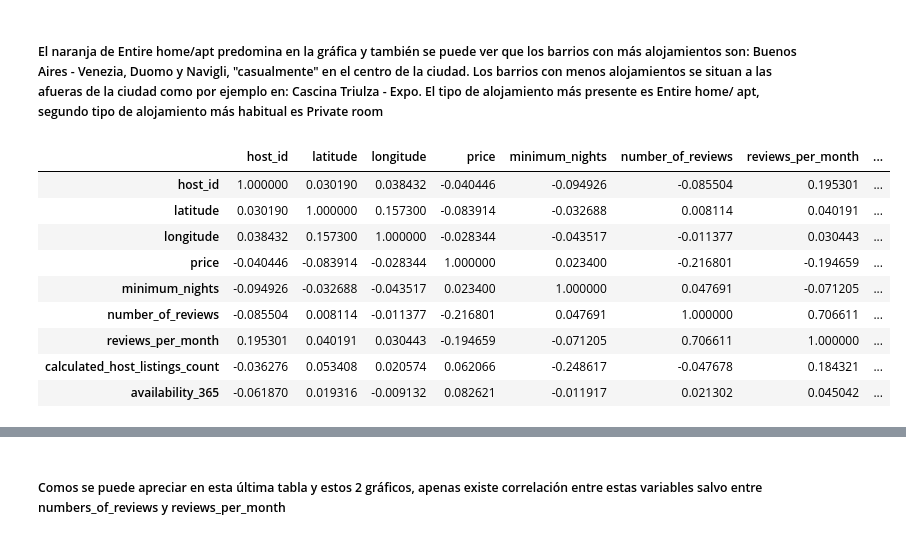
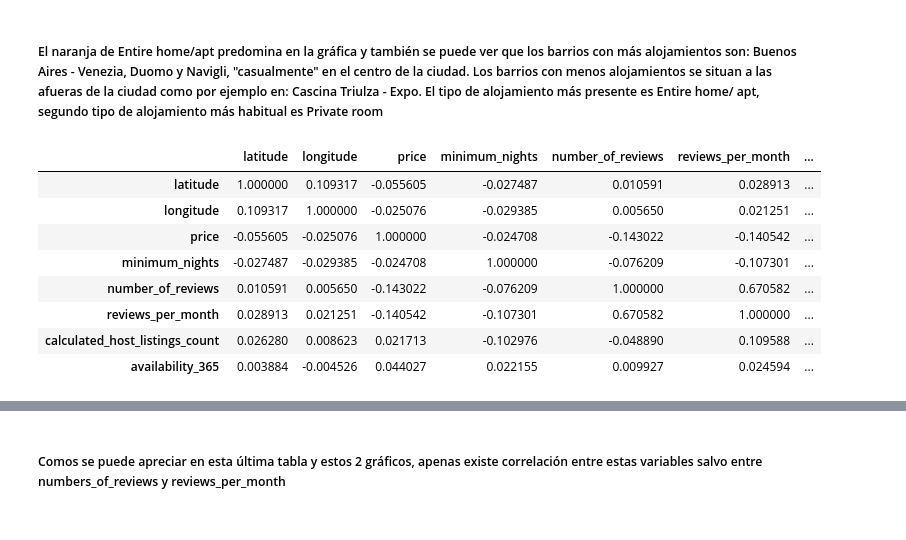
Before and after one commit to Factoria-F5-AI-Bootcamp-1-Edicion/Milan_airbnb, a Jupyter notebook: Milan_airbnb_EDA.ipynb, the cells around one changed output, grey strips where cells are left out. Saved outputs shown, nothing was run; the diff lists cells and outputs as text; code cells hidden in the pictures.

```diff
--- a/Milan_airbnb_EDA.ipynb
+++ b/Milan_airbnb_EDA.ipynb
@@ -284,19 +295,18 @@ plt.xticks(rotation=90)
 # %%
 # El método .corr() nos muestra una tabla de correlaciones en el dataset para las variables continuas
 # La diagonal siempre es 1 porque cada variable correlaciona en 1 consigo misma, evidentemente
-corr = df.corr(method = 'spearman')
-df.corr(method = 'spearman')
+corr = df.corr(method = 'kendall')
+df.corr(method = 'kendall')
 # %% [output]
-|  | host_id | latitude | longitude | price | minimum_nights | number_of_reviews | reviews_per_month | ... |
-| host_id | 1.000000 | 0.030190 | 0.038432 | -0.040446 | -0.094926 | -0.085504 | 0.195301 | ... |
-| latitude | 0.030190 | 1.000000 | 0.157300 | -0.083914 | -0.032688 | 0.008114 | 0.040191 | ... |
-| longitude | 0.038432 | 0.157300 | 1.000000 | -0.028344 | -0.043517 | -0.011377 | 0.030443 | ... |
-| price | -0.040446 | -0.083914 | -0.028344 | 1.000000 | 0.023400 | -0.216801 | -0.194659 | ... |
-| minimum_nights | -0.094926 | -0.032688 | -0.043517 | 0.023400 | 1.000000 | 0.047691 | -0.071205 | ... |
-| number_of_reviews | -0.085504 | 0.008114 | -0.011377 | -0.216801 | 0.047691 | 1.000000 | 0.706611 | ... |
-| reviews_per_month | 0.195301 | 0.040191 | 0.030443 | -0.194659 | -0.071205 | 0.706611 | 1.000000 | ... |
-| calculated_host_listings_count | -0.036276 | 0.053408 | 0.020574 | 0.062066 | -0.248617 | -0.047678 | 0.184321 | ... |
-| availability_365 | -0.061870 | 0.019316 | -0.009132 | 0.082621 | -0.011917 | 0.021302 | 0.045042 | ... |
+|  | latitude | longitude | price | minimum_nights | number_of_reviews | reviews_per_month | ... |
+| latitude | 1.000000 | 0.109317 | -0.055605 | -0.027487 | 0.010591 | 0.028913 | ... |
+| longitude | 0.109317 | 1.000000 | -0.025076 | -0.029385 | 0.005650 | 0.021251 | ... |
+| price | -0.055605 | -0.025076 | 1.000000 | -0.024708 | -0.143022 | -0.140542 | ... |
+| minimum_nights | -0.027487 | -0.029385 | -0.024708 | 1.000000 | -0.076209 | -0.107301 | ... |
+| number_of_reviews | 0.010591 | 0.005650 | -0.143022 | -0.076209 | 1.000000 | 0.670582 | ... |
+| reviews_per_month | 0.028913 | 0.021251 | -0.140542 | -0.107301 | 0.670582 | 1.000000 | ... |
+| calculated_host_listings_count | 0.026280 | 0.008623 | 0.021713 | -0.102976 | -0.048890 | 0.109588 | ... |
+| availability_365 | 0.003884 | -0.004526 | 0.044027 | 0.022155 | 0.009927 | 0.024594 | ... |
 # %%
 # A partir de la tabla de correlación, obtenemos el mapa de calor
 sns.heatmap(corr, annot=True)
```
Also changed, not shown: parts of 9 cells of this notebook.
